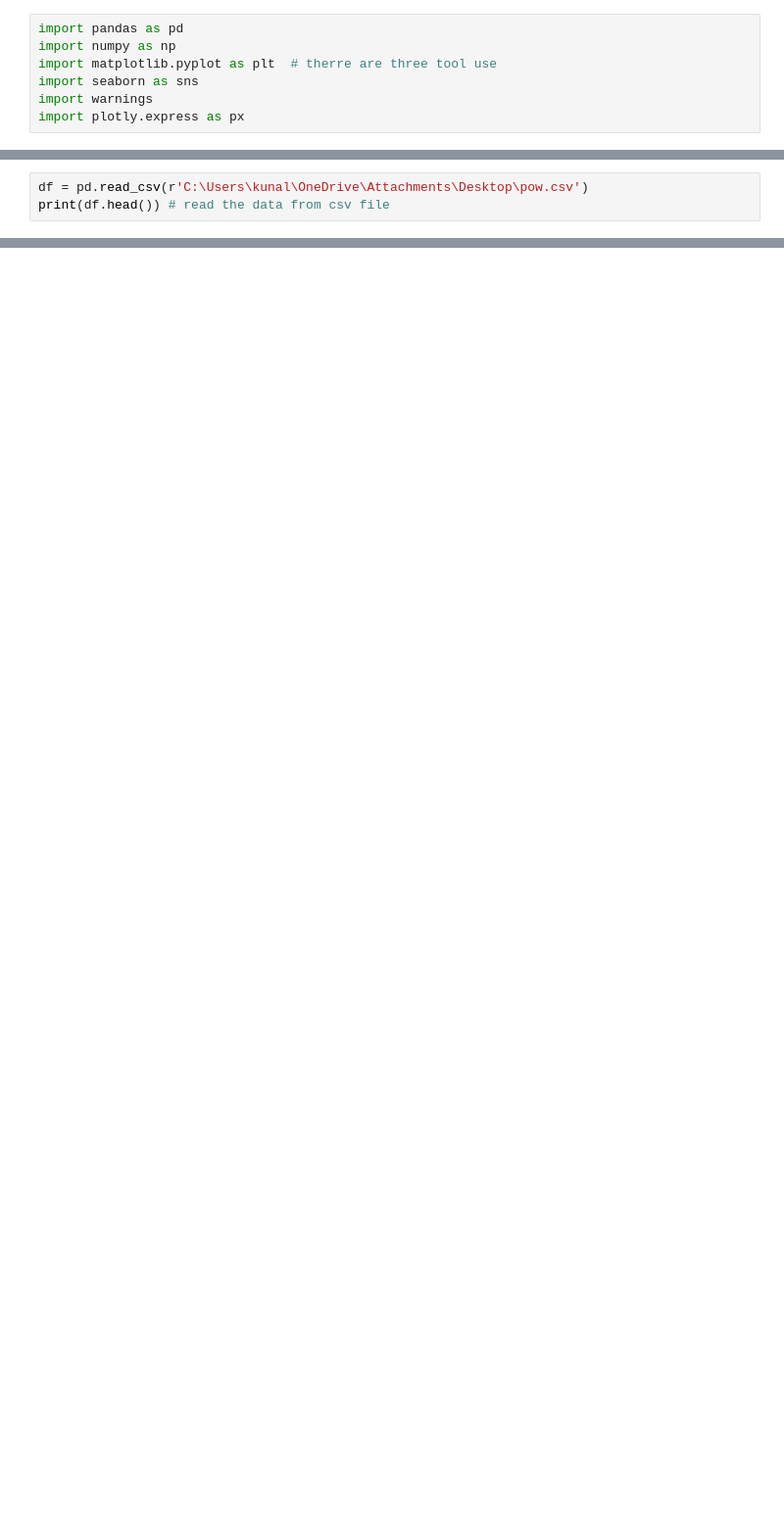
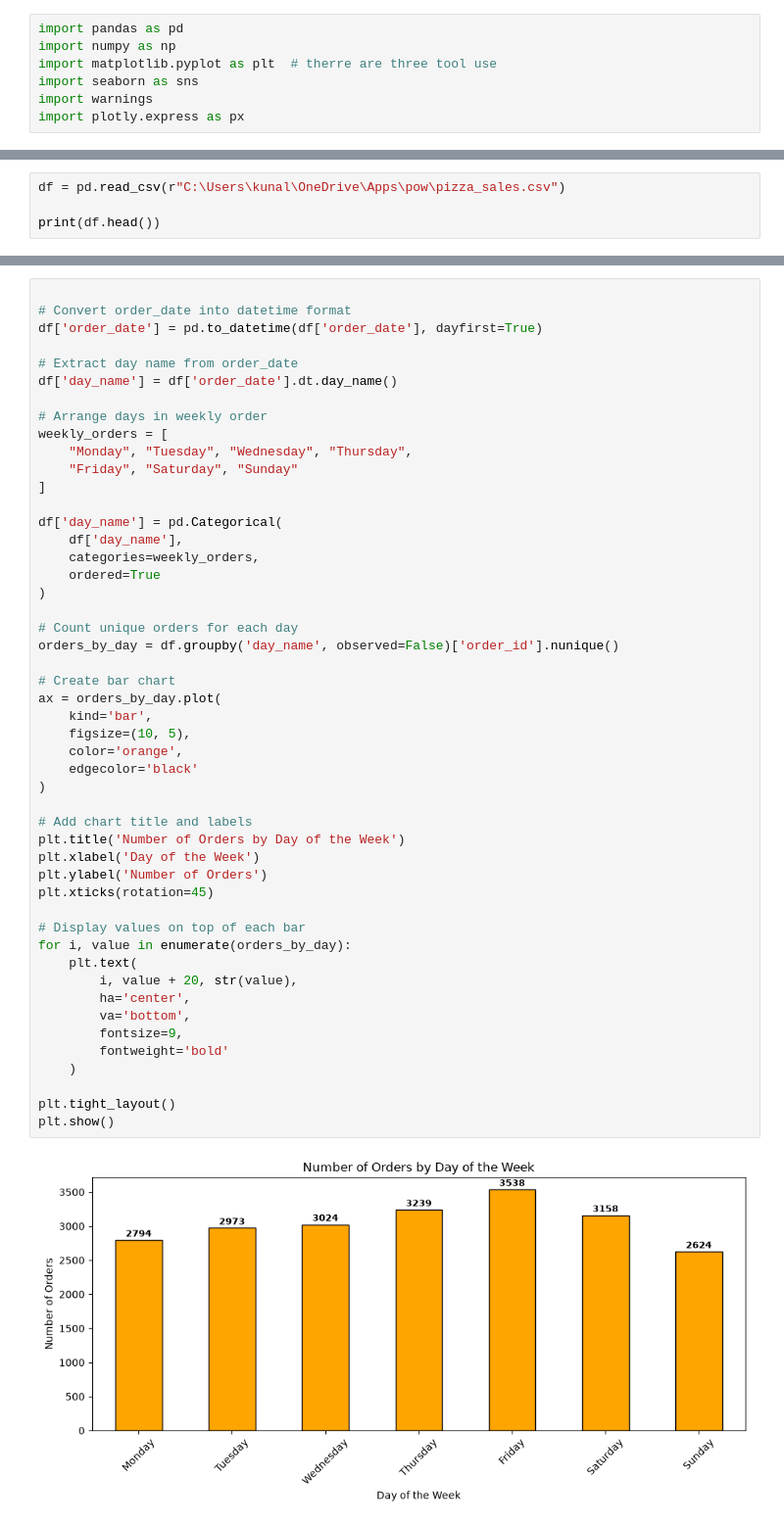
Before and after one commit to AbhishekSonune/PizzaData_Analysis, a Jupyter notebook: power.ipynb, the cells around one changed output, grey strips where cells are left out. Shown at 98% size. Saved outputs shown, nothing was run; the diff lists cells and outputs as text; blank space fills up the shorter version.

```diff
--- a/power.ipynb
+++ b/power.ipynb
@@ -8,4 +12,5 @@ import plotly.express as px
 # %%
-df = pd.read_csv(r'C:\Users\kunal\OneDrive\Attachments\Desktop\pow.csv')
-print(df.head()) # read the data from csv file
+df = pd.read_csv(r"C:\Users\kunal\OneDrive\Apps\pow\pizza_sales.csv")
+
+print(df.head())
 # %% [output]
@@ -12,0 +164,51 @@ FileNotFoundError: [Errno 2] No such file or directory: 'C:\\Users\\kunal\\OneDr
+# %%
+
+# Convert order_date into datetime format
+df['order_date'] = pd.to_datetime(df['order_date'], dayfirst=True)
+
+# Extract day name from order_date
+df['day_name'] = df['order_date'].dt.day_name()
+
+# Arrange days in weekly order
+weekly_orders = [
+    "Monday", "Tuesday", "Wednesday", "Thursday",
+    "Friday", "Saturday", "Sunday"
+]
+
+df['day_name'] = pd.Categorical(
+    df['day_name'],
+    categories=weekly_orders,
+    ordered=True
+)
+
+# Count unique orders for each day
+orders_by_day = df.groupby('day_name', observed=False)['order_id'].nunique()
+
+# Create bar chart
+ax = orders_by_day.plot(
+    kind='bar',
+    figsize=(10, 5),
+    color='orange',
+    edgecolor='black'
+)
+
+# Add chart title and labels
+plt.title('Number of Orders by Day of the Week')
+plt.xlabel('Day of the Week')
+plt.ylabel('Number of Orders')
+plt.xticks(rotation=45)
+
+# Display values on top of each bar
+for i, value in enumerate(orders_by_day):
+    plt.text(
+        i, value + 20, str(value),
+        ha='center',
+        va='bottom',
+        fontsize=9,
+        fontweight='bold'
+    )
+
+plt.tight_layout()
+plt.show()
+# %% [output]
+[figure, added]
```
Also changed, not shown: parts of 23 cells of this notebook.
